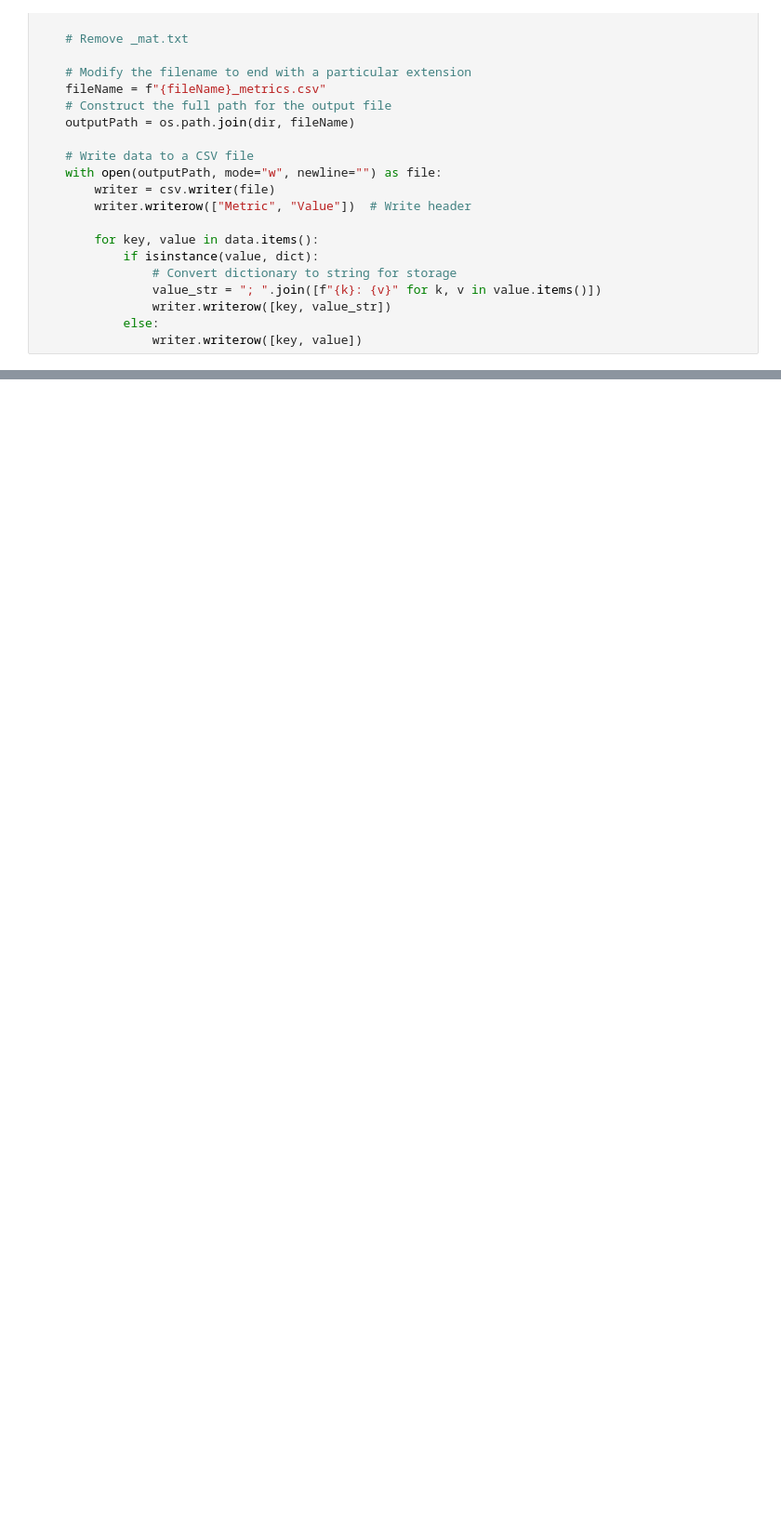
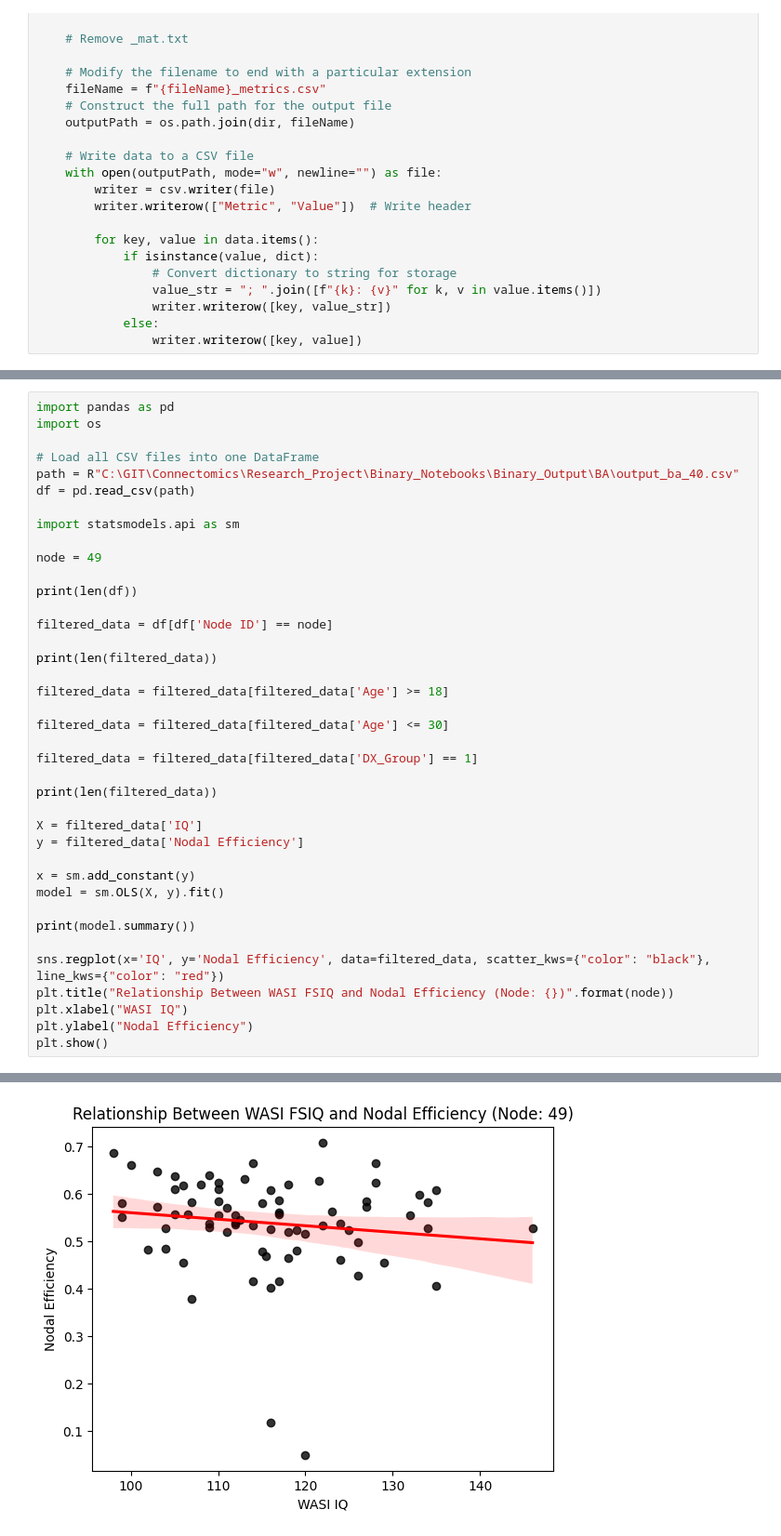
Before and after one commit to matthew-mcc/Connectomics, a Jupyter notebook: Research_Project/Binary_Notebooks/Binary_Output/alternativeApproach.ipynb, the cells around one changed output, grey strips where cells are left out. Shown at 93% size. Drawn from its saved outputs; the diff is of its cells as text; blank space fills up the shorter version.

```diff
--- a/Research_Project/Binary_Notebooks/Binary_Output/alternativeApproach.ipynb
+++ b/Research_Project/Binary_Notebooks/Binary_Output/alternativeApproach.ipynb
@@ -286,0 +256,40 @@ KeyboardInterrupt:
+# %%
+import pandas as pd
+import os
+
+# Load all CSV files into one DataFrame
+path = R"C:\GIT\Connectomics\Research_Project\Binary_Notebooks\Binary_Output\BA\output_ba_40.csv"
+df = pd.read_csv(path)
+
+import statsmodels.api as sm
+
+node = 49
+
+print(len(df))
+
+filtered_data = df[df['Node ID'] == node]
+
+print(len(filtered_data))
+
+filtered_data = filtered_data[filtered_data['Age'] >= 18]
+
+filtered_data = filtered_data[filtered_data['Age'] <= 30]
+
+filtered_data = filtered_data[filtered_data['DX_Group'] == 1]
+
+print(len(filtered_data))
+
+X = filtered_data['IQ']
+y = filtered_data['Nodal Efficiency']
+
+x = sm.add_constant(y)
+model = sm.OLS(X, y).fit()
+
+print(model.summary())
+
+sns.regplot(x='IQ', y='Nodal Efficiency', data=filtered_data, scatter_kws={"color": "black"}, line_kws={"color": "red"})
+plt.title("Relationship Between WASI FSIQ and Nodal Efficiency (Node: {})".format(node))
+plt.xlabel("WASI IQ")
+plt.ylabel("Nodal Efficiency")
+plt.show()
+# %% [output]
@@ -286,0 +313 @@ KeyboardInterrupt:
+[figure, added]
```
Also changed, not shown: parts of 5 cells of this notebook, 14 other files.
